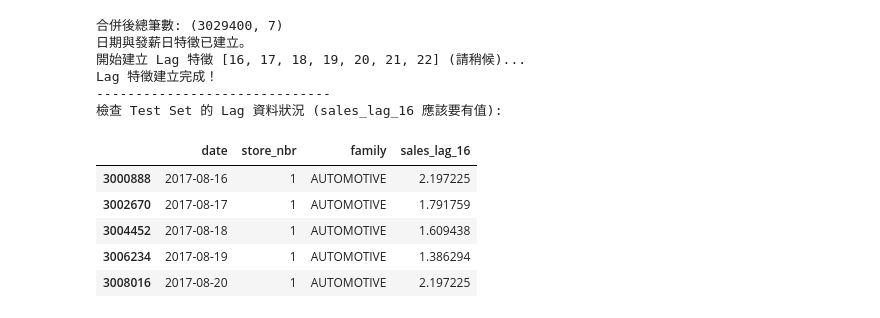
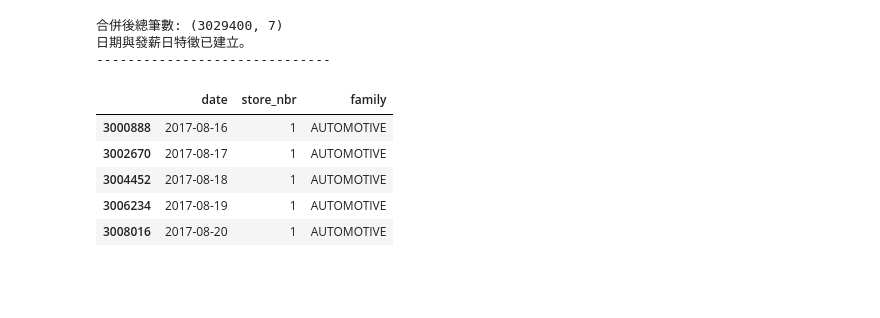
Before and after one commit to Sylvan945/mis583-group18, a Jupyter notebook: main.ipynb, the cells around one changed output. Cells and saved outputs as stored; diff of their text form; code cells hidden in the pictures; blank space fills up the shorter version.

```diff
--- a/main.ipynb
+++ b/main.ipynb
@@ -78 +9,7 @@ Test Data Shape: (28512, 5)
+# %%
+df_train = pd.read_csv("train.csv", parse_dates=["date"])
+df_test = pd.read_csv("test.csv", parse_dates=["date"])
+df_stores = pd.read_csv("stores.csv")
+df_oil = pd.read_csv("oil.csv", parse_dates=["date"])
+df_holidays = pd.read_csv("holidays_events.csv", parse_dates=["date"])
 # %%
@@ -216,60 +99,36 @@ Index: []
 # %%
-# 1. 合併訓練集與測試集
-# 為了區分，我們新增一個 'part' 欄位
+# 合併訓練集與測試集，並利用part進行分辨
 df_train['part'] = 'train'
 df_test['part'] = 'test'
 
-# 縱向合併 (concat)
-# 注意：df_test 裡面原本沒有 'sales' 欄位，合併後會變成 NaN，這是正常的
+# 縱向合併 (訓練集 + 測試集)
 df_main = pd.concat([df_train, df_test], ignore_index=True, sort=False)
-
 print(f"合併後總筆數: {df_main.shape}")
 
-# 2. 建立日期特徵 (Date Features)
+# 建立日期特徵 (Date Features)
 df_main['month'] = df_main['date'].dt.month
 df_main['day'] = df_main['date'].dt.day
 df_main['dayofweek'] = df_main['date'].dt.dayofweek  # 0=Monday, 6=Sunday
 
-# 3. 建立發薪日特徵 (Payday Logic) 新增的  !!!!!!!!!!!!!!!!!!!!!!!!!!!!!!!!!!!!!!!!!!!!!!!!!!!!!!!!!!!!!
-# 規則：每個月的 15 號 OR 每個月的最後一天 (is_month_end)
+# 建立發薪日特徵 (Payday Logic) 每個月的 15 號 OR 每個月的最後一天 (is_month_end)，再轉成 0/1 標籤
 df_main['is_payday'] = (df_main['day'] == 15) | (df_main['date'].dt.is_month_end)
-# 轉成 1 和 0 (布林值轉整數)
 df_main['is_payday'] = df_main['is_payday'].astype(int)
-
 print("日期與發薪日特徵已建立。")
 
-# 4. 建立 Lag 特徵 (這步資料量大，會跑約 30-60 秒)
-# 我們先對資料排序，確保 Shift 的時候是針對正確的時間順序
 # 排序順序：先分店 -> 再商品 -> 最後按日期
 df_main = df_main.sort_values(['store_nbr', 'family', 'date'])
 
-# 定義我們要產生的 Lags
-lags = [16, 17, 18, 19, 20, 21, 22]
 
-print(f"開始建立 Lag 特徵 {lags} (請稍候)...")
 
-for lag in lags:
-    # groupby: 確保我們只在 "同一家店" 的 "同一種商品" 內做移動
-    # shift(lag): 把 sales 資料往下平移 lag 格
-    df_main[f'sales_lag_{lag}'] = df_main.groupby(['store_nbr', 'family'])['sales'].shift(lag)
-
-print(f"Lag 特徵建立完成！")
-
-# 5. 檢查結果
-# 顯示 Test Set 的前幾筆，確認 sales_lag_16 是否有數值 (不該是 NaN)
 print("-" * 30)
-print("檢查 Test Set 的 Lag 資料狀況 (sales_lag_16 應該要有值):")
-display(df_main[df_main['part'] == 'test'].head()[['date', 'store_nbr', 'family', 'sales_lag_16']])
+display(df_main[df_main['part'] == 'test'].head()[['date', 'store_nbr', 'family']])
 # %% [output]
 合併後總筆數: (3029400, 7)
 日期與發薪日特徵已建立。
-開始建立 Lag 特徵 [16, 17, 18, 19, 20, 21, 22] (請稍候)...
-Lag 特徵建立完成！
 ------------------------------
-檢查 Test Set 的 Lag 資料狀況 (sales_lag_16 應該要有值):
-|  | date | store_nbr | family | sales_lag_16 |
-| 3000888 | 2017-08-16 | 1 | AUTOMOTIVE | 2.197225 |
-| 3002670 | 2017-08-17 | 1 | AUTOMOTIVE | 1.791759 |
-| 3004452 | 2017-08-18 | 1 | AUTOMOTIVE | 1.609438 |
-| 3006234 | 2017-08-19 | 1 | AUTOMOTIVE | 1.386294 |
-| 3008016 | 2017-08-20 | 1 | AUTOMOTIVE | 2.197225 |
+|  | date | store_nbr | family |
+| 3000888 | 2017-08-16 | 1 | AUTOMOTIVE |
+| 3002670 | 2017-08-17 | 1 | AUTOMOTIVE |
+| 3004452 | 2017-08-18 | 1 | AUTOMOTIVE |
+| 3006234 | 2017-08-19 | 1 | AUTOMOTIVE |
+| 3008016 | 2017-08-20 | 1 | AUTOMOTIVE |
```
Also changed, not shown: parts of 23 cells of this notebook, 1 other file.
